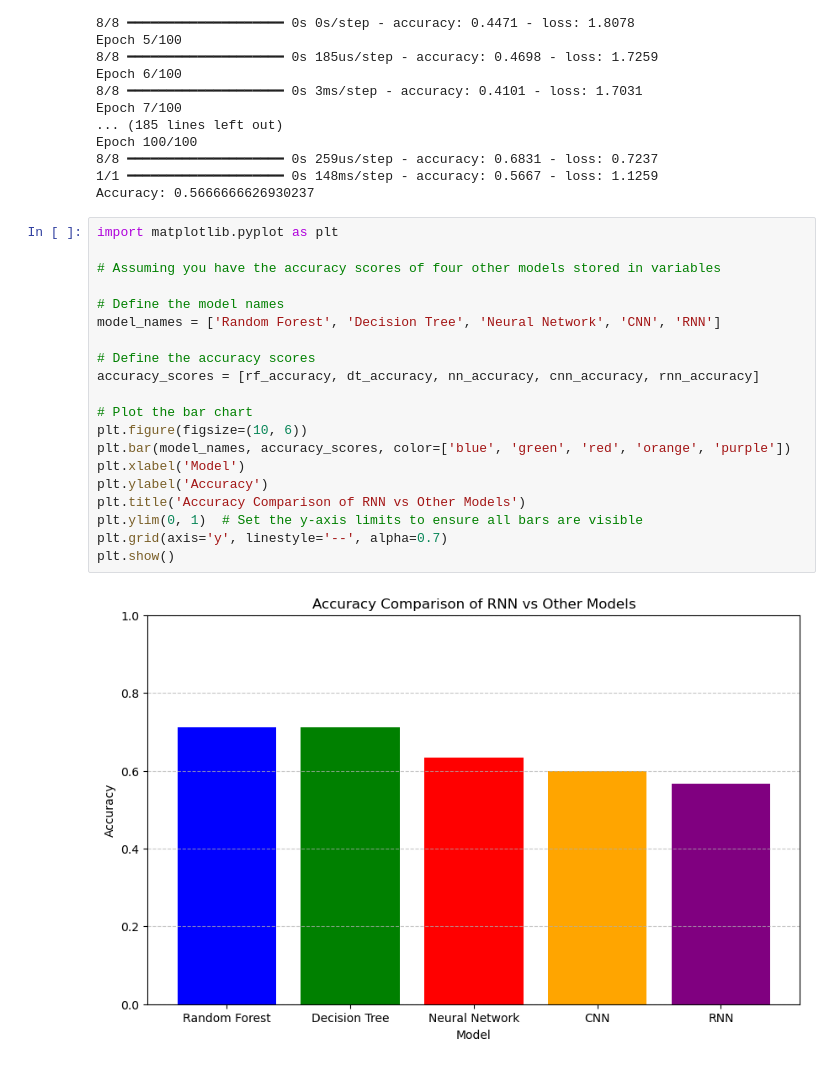
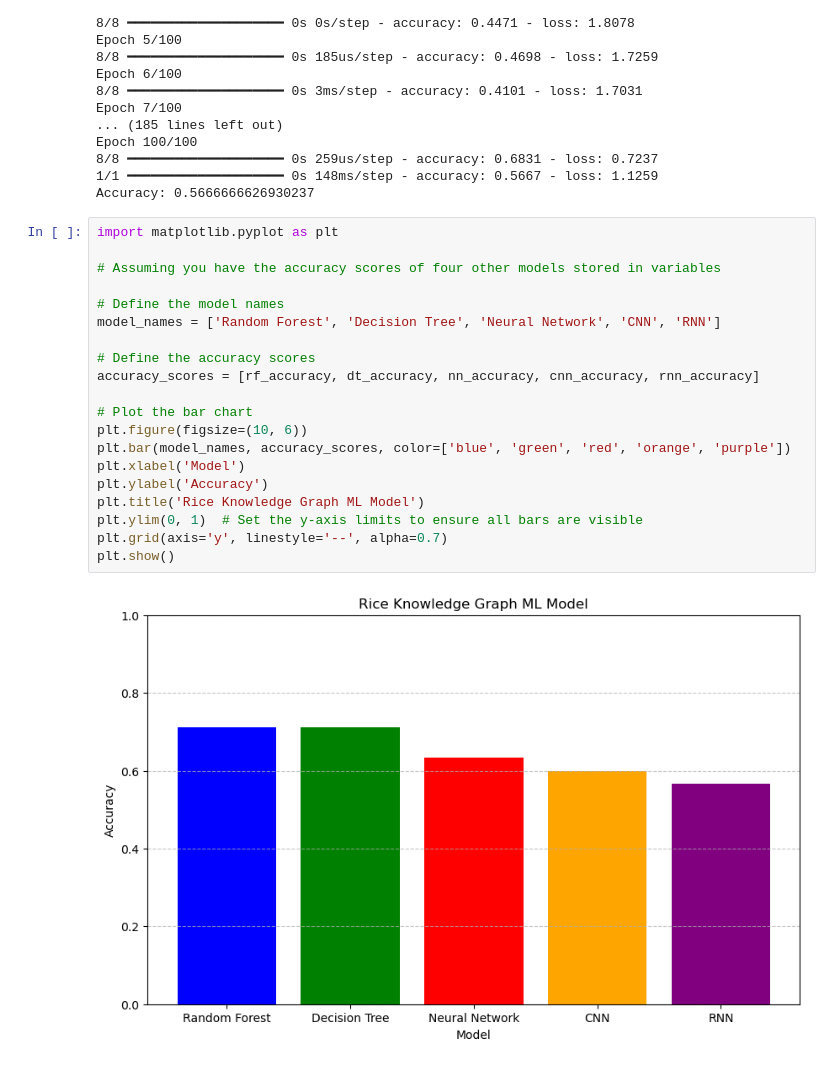
Before and after one commit to Ariful2607/Sistem-Pakar-Deep-Knowledge-Graph, a Jupyter notebook: Model Neo4J/Deep Knowledge Graph.ipynb, the cells around one changed output. Saved outputs shown, nothing was run; the diff lists cells and outputs as text.

Commit message:
update title

```diff
--- a/Model Neo4J/Deep Knowledge Graph.ipynb
+++ b/Model Neo4J/Deep Knowledge Graph.ipynb
@@ -284,22 +284,22 @@ Accuracy: 0.5666666626930237
 # %%
 import matplotlib.pyplot as plt
 
 # Assuming you have the accuracy scores of four other models stored in variables
 
 # Define the model names
 model_names = ['Random Forest', 'Decision Tree', 'Neural Network', 'CNN', 'RNN']
 
 # Define the accuracy scores
 accuracy_scores = [rf_accuracy, dt_accuracy, nn_accuracy, cnn_accuracy, rnn_accuracy]
 
 # Plot the bar chart
 plt.figure(figsize=(10, 6))
 plt.bar(model_names, accuracy_scores, color=['blue', 'green', 'red', 'orange', 'purple'])
 plt.xlabel('Model')
 plt.ylabel('Accuracy')
-plt.title('Accuracy Comparison of RNN vs Other Models')
+plt.title('Rice Knowledge Graph ML Model')
 plt.ylim(0, 1)  # Set the y-axis limits to ensure all bars are visible
 plt.grid(axis='y', linestyle='--', alpha=0.7)
 plt.show()
 # %% [output]
-[figure, old version]
+[figure, new version]
```
